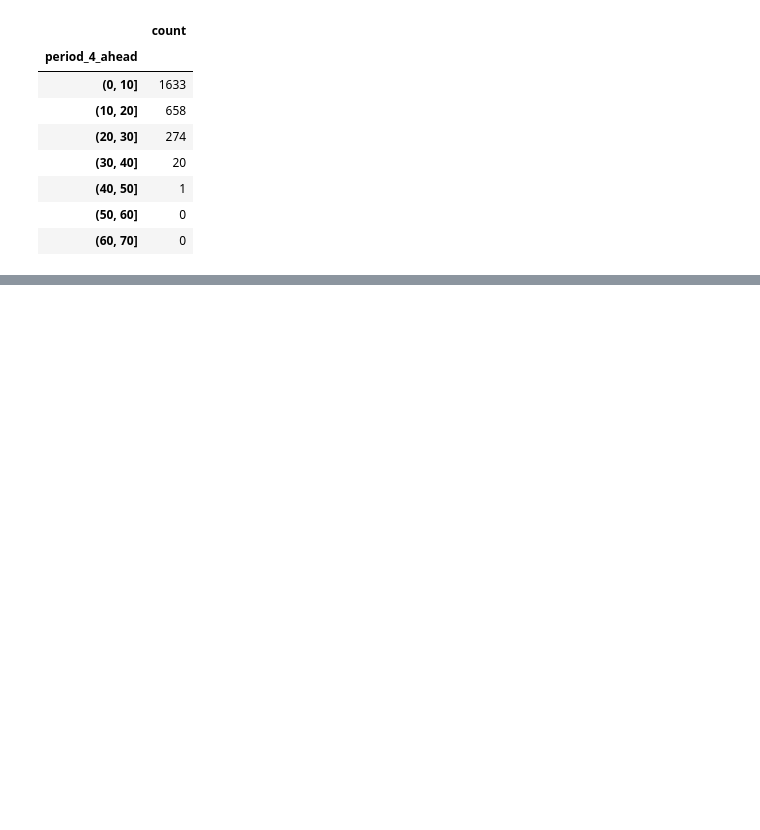
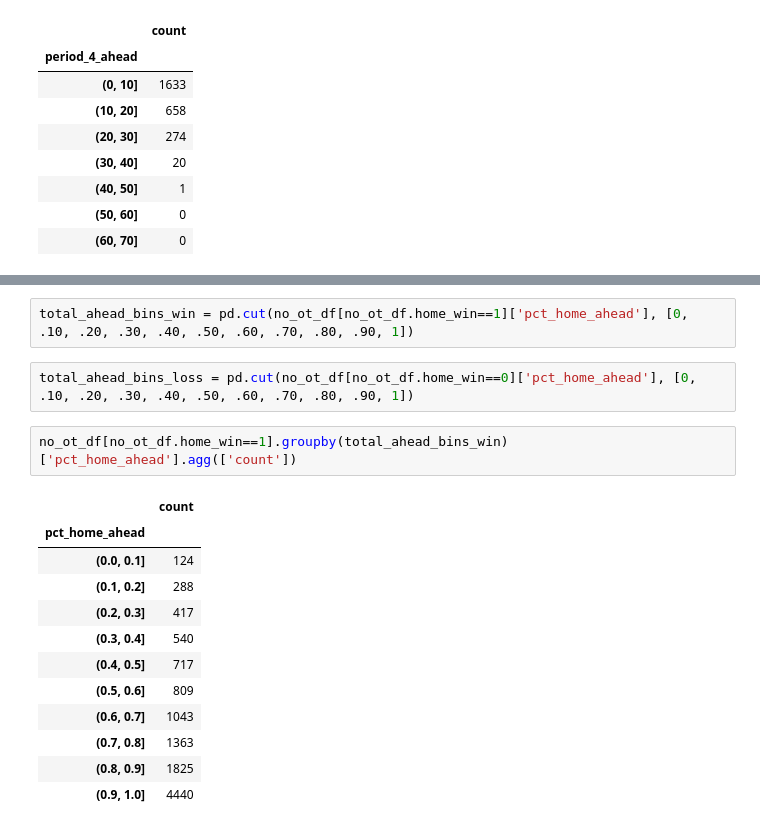
Before and after one commit to dogrdon/nba_data, a Jupyter notebook: comeback_analysis.ipynb, the cells around one changed output, grey strips where cells are left out. Drawn from its saved outputs; the diff is of its cells as text; blank space fills up the shorter version.

```diff
--- a/comeback_analysis.ipynb
+++ b/comeback_analysis.ipynb
@@ -124,0 +148,19 @@ no_ot_df[no_ot_df.home_win==0].groupby(p4_loss_bins)['period_4_ahead'].agg(['cou
+# %%
+total_ahead_bins_win = pd.cut(no_ot_df[no_ot_df.home_win==1]['pct_home_ahead'], [0, .10, .20, .30, .40, .50, .60, .70, .80, .90, 1])
+# %%
+total_ahead_bins_loss = pd.cut(no_ot_df[no_ot_df.home_win==0]['pct_home_ahead'], [0, .10, .20, .30, .40, .50, .60, .70, .80, .90, 1])
+# %%
+no_ot_df[no_ot_df.home_win==1].groupby(total_ahead_bins_win)['pct_home_ahead'].agg(['count'])
+# %% [output]
+|  | count |
+| pct_home_ahead |  |
+| (0.0, 0.1] | 124 |
+| (0.1, 0.2] | 288 |
+| (0.2, 0.3] | 417 |
+| (0.3, 0.4] | 540 |
+| (0.4, 0.5] | 717 |
+| (0.5, 0.6] | 809 |
+| (0.6, 0.7] | 1043 |
+| (0.7, 0.8] | 1363 |
+| (0.8, 0.9] | 1825 |
+| (0.9, 1.0] | 4440 |
```
Also changed, not shown: parts of 9 cells of this notebook.
